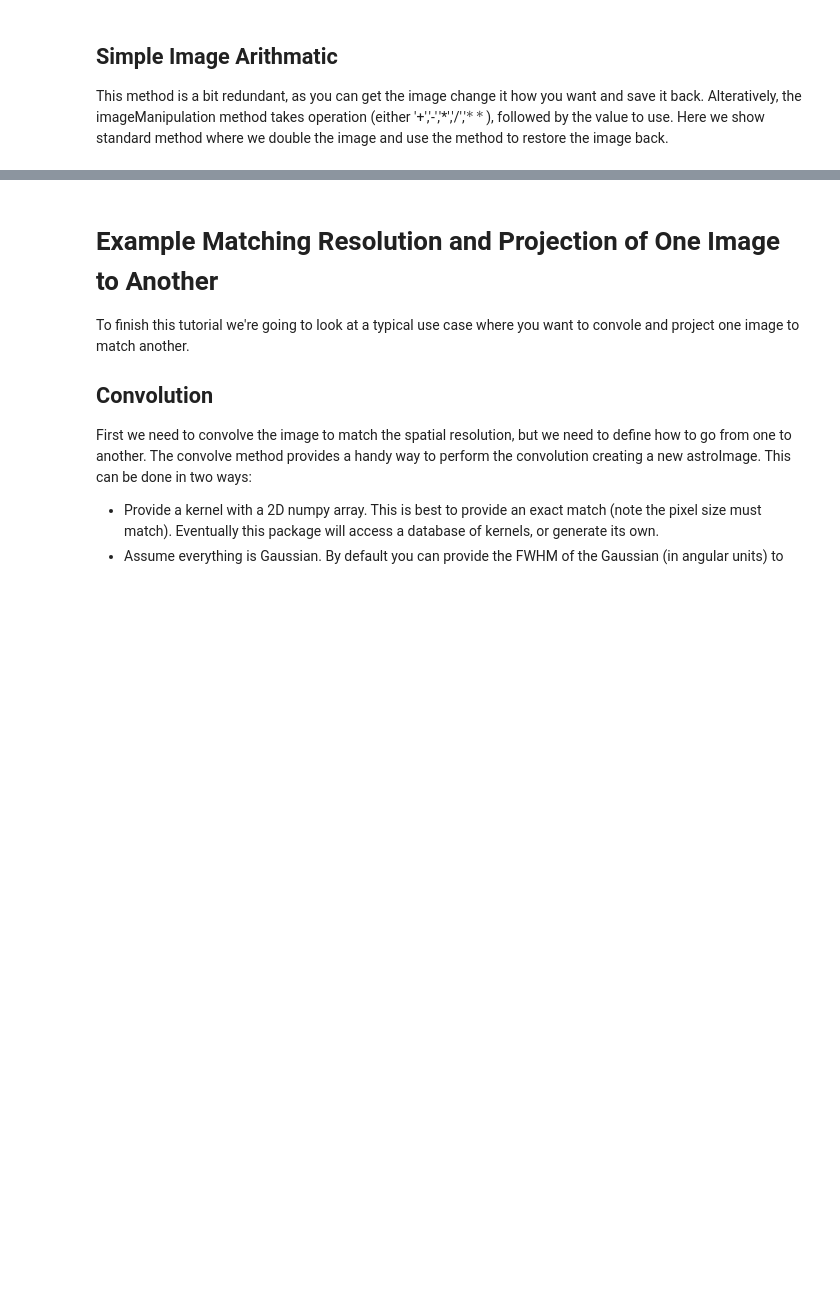
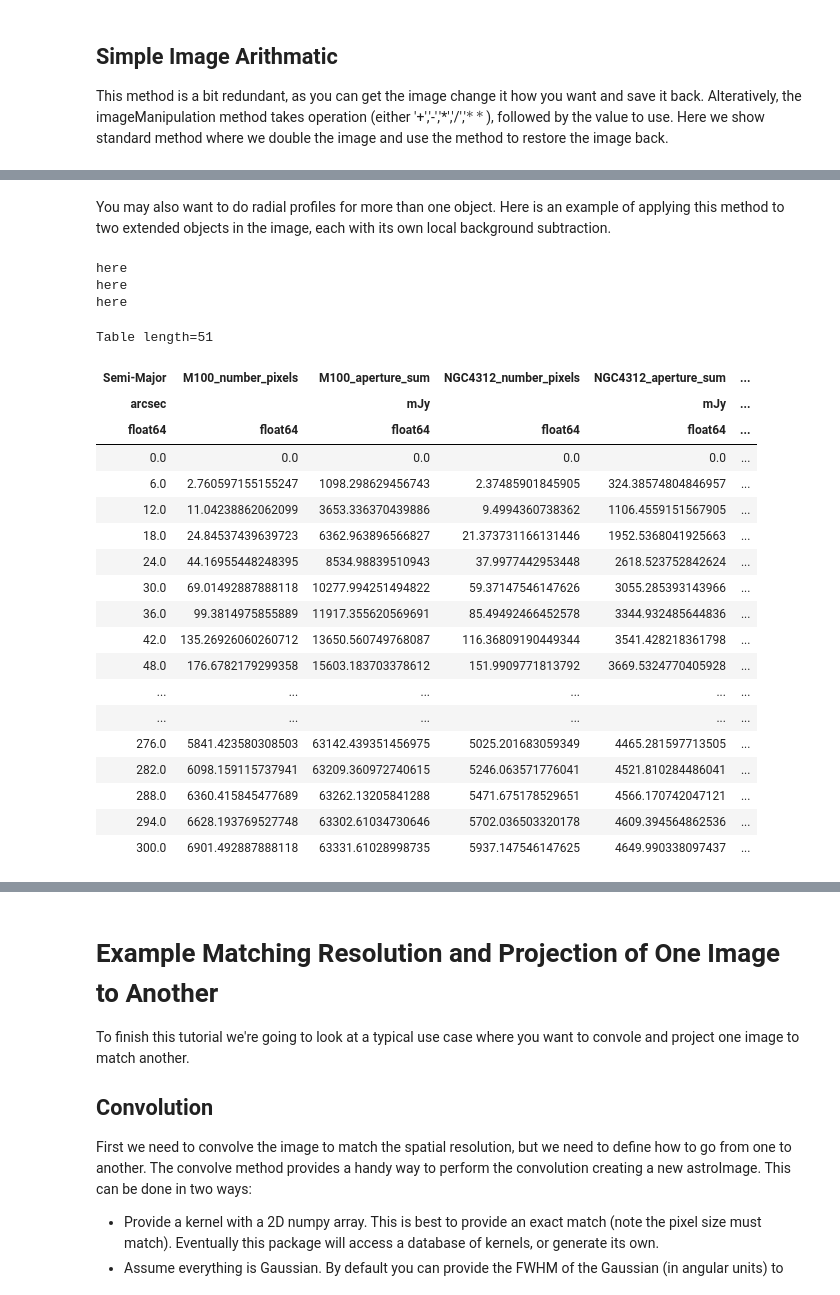
Before and after one commit to mwls/astroIm, a Jupyter notebook: Notebooks/AstroImage Tutorial.ipynb, the cells around one changed output, grey strips where cells are left out. Saved outputs shown, nothing was run; the diff lists cells and outputs as text; code cells hidden in the pictures; blank space fills up the shorter version.

Commit message:
fixed names in photometry

```diff
--- a/Notebooks/AstroImage Tutorial.ipynb
+++ b/Notebooks/AstroImage Tutorial.ipynb
@@ -57 +66,10 @@ Instrument:  SPIRE
+# %%
+# first let's import astropy units so numbers can be given as quantities, and the SkyCoord class for locations
+# import astropy units
+import astropy.units as u
+# import astropy Sky-Coordinates
+from astropy.coordinates import SkyCoord
+
+# set the centre coordinate of M100
+centreM100 = SkyCoord(ra=185.72875*u.degree, dec=15.8225*u.degree, frame='icrs')
 # %% [markdown]
@@ -347,0 +324,11 @@ print(f"Rectangle Flux: {recFlux/1000.0:.1f} Jy  ({recNpix} Pixels)")
+# %%
+# First let's set the centre of NGC4312 with an astropy SkyCoord
+centreNGC4312 = SkyCoord(185.63, 15.538, unit="deg", frame="icrs")
+
+# create a dictionary for all objects, each object is a dictionary of the properties to use the object's aperture
+galInfo = {'M100':{'centre':centreM100, 'major':4.2*u.arcmin, 'minor':3.57*u.arcmin, "PA":30.0*u.deg, "localBackSubtract":{'inner':5.0*u.arcmin, 'outer':6.0*u.arcmin, "outerCircle":True}},\
+           'NGC4312':{'centre':centreNGC4312, 'major':1.12*u.arcmin, 'axisRatio':0.733, "PA":-8.0*u.deg, "localBackSubtract":{'inner':2.0*u.arcmin, 'outer':3.0*u.arcmin, "outerCircle":True}}}
+
+# perform the elliptical aperture photometry
+ellipsePhotometry = fitsImage.ellipticalAperture(galInfo)
+ellipsePhotometry
@@ -347,0 +407,32 @@ print(f"Rectangle Flux: {recFlux/1000.0:.1f} Jy  ({recNpix} Pixels)")
+# %% [markdown]
+You may also want to do radial profiles for more than one object. Here is an example of applying this method to two extended objects in the image, each with its own local background subtraction.
+# %%
+galInfo = {"M100":{"centre":centreM100, "axisRatio":0.85, "PA":30.0*u.deg, "localBackSubtract":{'inner':5.0*u.arcmin, 'outer':6.0*u.arcmin}, "outerCircle":True},\
+           "NGC4312":{'centre':centreNGC4312, 'axisRatio':0.733, "PA":-8.0*u.deg, "localBackSubtract":{'inner':2.0*u.arcmin, 'outer':3.0*u.arcmin, "outerCircle":True}}}
+
+radialProfile = fitsImage.ellipticalAperture(galInfo, multiRadius=True, major=np.arange(0,306.0,6.0)*u.arcsec)
+radialProfile
+# %% [output]
+here
+here
+here
+Table length=51
+| Semi-Major | M100_number_pixels | M100_aperture_sum | NGC4312_number_pixels | NGC4312_aperture_sum | ... |
+| arcsec |  | mJy |  | mJy | ... |
+| float64 | float64 | float64 | float64 | float64 | ... |
+| 0.0 | 0.0 | 0.0 | 0.0 | 0.0 | ... |
+| 6.0 | 2.760597155155247 | 1098.298629456743 | 2.37485901845905 | 324.38574804846957 | ... |
+| 12.0 | 11.04238862062099 | 3653.336370439886 | 9.4994360738362 | 1106.4559151567905 | ... |
+| 18.0 | 24.84537439639723 | 6362.963896566827 | 21.373731166131446 | 1952.5368041925663 | ... |
+| 24.0 | 44.16955448248395 | 8534.98839510943 | 37.9977442953448 | 2618.523752842624 | ... |
+| 30.0 | 69.01492887888118 | 10277.994251494822 | 59.37147546147626 | 3055.285393143966 | ... |
+| 36.0 | 99.3814975855889 | 11917.355620569691 | 85.49492466452578 | 3344.932485644836 | ... |
+| 42.0 | 135.26926060260712 | 13650.560749768087 | 116.36809190449344 | 3541.428218361798 | ... |
+| 48.0 | 176.6782179299358 | 15603.183703378612 | 151.9909771813792 | 3669.5324770405928 | ... |
+| ... | ... | ... | ... | ... | ... |
+| ... | ... | ... | ... | ... | ... |
+| 276.0 | 5841.423580308503 | 63142.439351456975 | 5025.201683059349 | 4465.281597713505 | ... |
+| 282.0 | 6098.159115737941 | 63209.360972740615 | 5246.063571776041 | 4521.810284486041 | ... |
+| 288.0 | 6360.415845477689 | 63262.13205841288 | 5471.675178529651 | 4566.170742047121 | ... |
+| 294.0 | 6628.193769527748 | 63302.61034730646 | 5702.036503320178 | 4609.394564862536 | ... |
+| 300.0 | 6901.492887888118 | 63331.61028998735 | 5937.147546147625 | 4649.990338097437 | ... |
```
Also changed, not shown: parts of 66 cells of this notebook, 1 other file.
